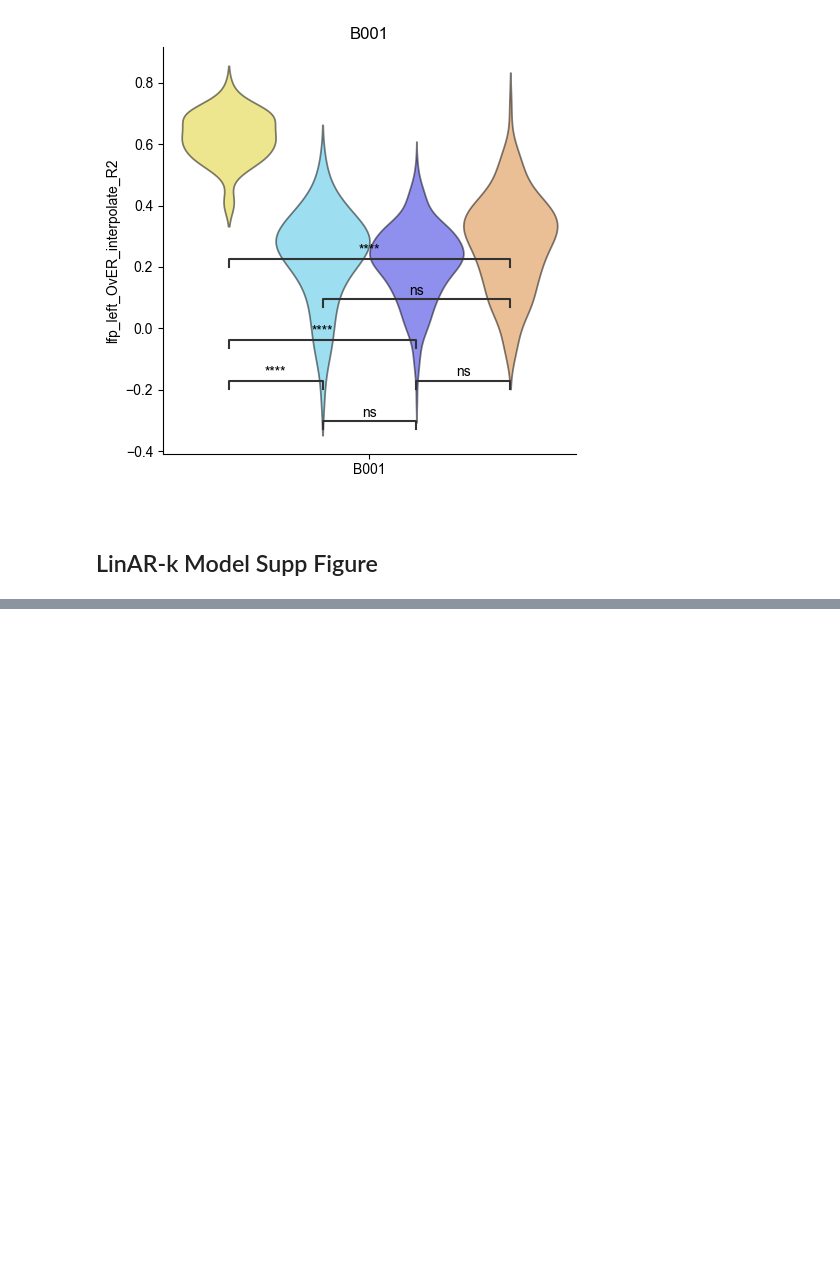
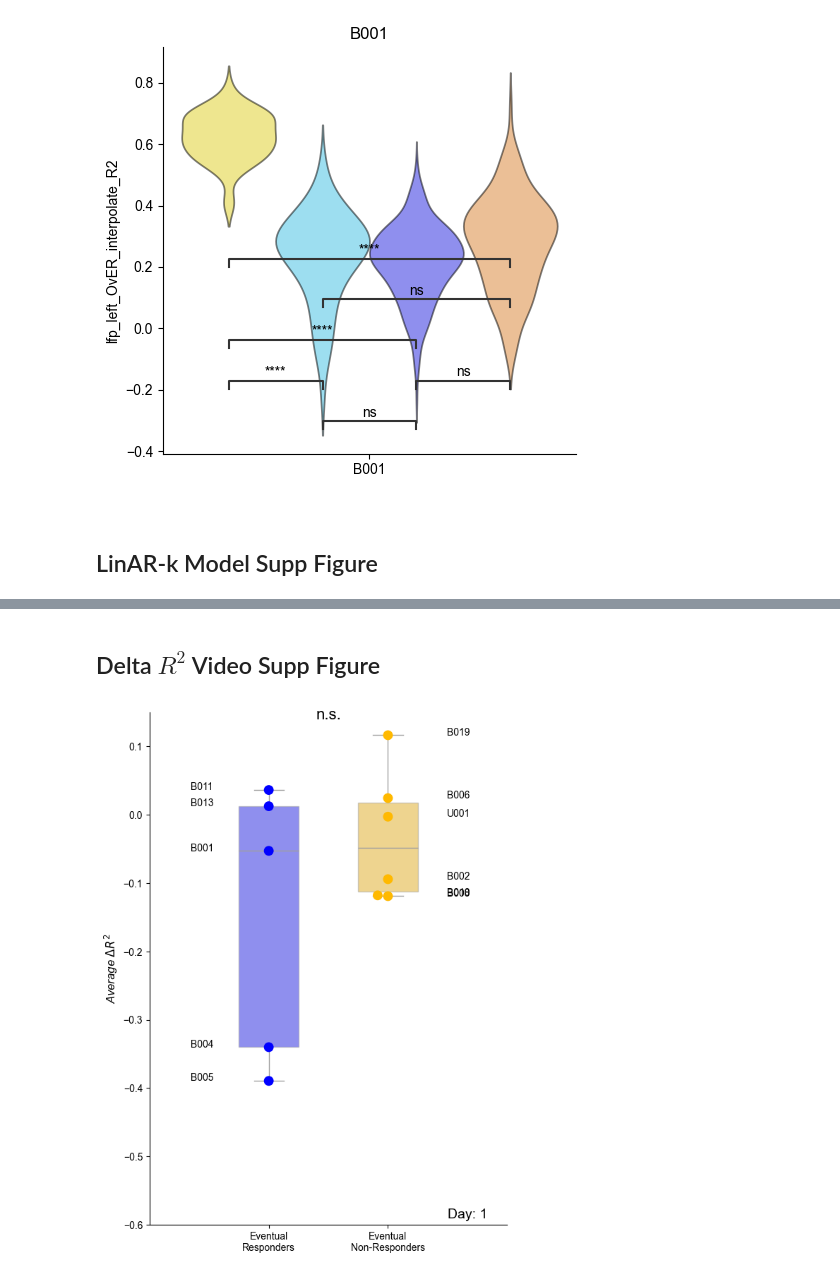
Before and after one commit to ProvenzaLab/PerceptPredictability, a Jupyter notebook: supplemental.ipynb, the cells around one changed output, grey strips where cells are left out. Drawn from its saved outputs; the diff is of its cells as text; code cells hidden in the pictures; blank space fills up the shorter version.

```diff
--- a/supplemental.ipynb
+++ b/supplemental.ipynb
@@ -730,0 +581,58 @@ ark_df.head(5)
+# %% [markdown]
+## Delta $R^2$ Video Supp Figure
+# %%
+import matplotlib.animation as animation
+import imageio_ffmpeg
+plt.rcParams['animation.ffmpeg_path'] = imageio_ffmpeg.get_ffmpeg_exe() # Must have ffmpeg installed locally
+
+text_font = 16
+feature = 'delta_lfp_left_OvER_interpolate_R2'
+
+def label_plot(day_df, sw, ax):
+    for i, row in day_df.iterrows():
+        if row['response_status'] == 'Responder':
+            sw.annotate(row['pt_id'], (0, row['avg_delta_r2']),
+                        textcoords="offset points", xytext=(-80,0), ha='left')
+        else:
+            sw.annotate(row['pt_id'], (1, row['avg_delta_r2']),
+                        textcoords="offset points", xytext=(60,0), ha='left')
+
+fig, ax = plt.subplots(figsize=(6, 8))
+
+def animate(day):
+    ax.cla()
+    init_df = daily_df.query('days_since_dbs == 1 and response_status != "Unknown" and pt_id != "U003"')
+
+    avg_delta_r2 = daily_df.groupby(by='pt_id').apply(lambda g, day=day: np.nanmean(g.query('0 < days_since_dbs <= @day')[feature]))
+    init_df = init_df.merge(avg_delta_r2.rename('avg_delta_r2'), left_on='pt_id', right_index=True, how='left')
+
+    bp = sns.boxplot(data=init_df, x='response_status', y='avg_delta_r2', palette=[COL_PAL['Responder'], COL_PAL['Non-Responder']], ax=ax, showmeans=False, width=0.5, linewidth=1, showfliers=False, fill=True, boxprops=dict(alpha=0.5), linecolor='#a0a0a0')
+    sw = sns.swarmplot(data=init_df, x='response_status', y='avg_delta_r2', palette=[COL_PAL['Responder'], COL_PAL['Non-Responder']], ax=ax, edgecolor='#4c4c4c', alpha=1, s=10)
+    label_plot(init_df, sw, ax)
+
+    t, p = stats.ttest_ind(init_df[init_df['response_status'] == 'Responder']['avg_delta_r2'].dropna(), init_df[init_df['response_status'] == 'Non-Responder']['avg_delta_r2'].dropna(), equal_var=False)
+    sig_text = get_asterisk_str(p)
+
+
+    sig = ax.text(0.5, 0.15 - 0.01, sig_text, fontsize=text_font,
+                  fontstyle='italic' if sig_text == "ns" else 'normal', ha='center')
+    day_label = ax.text(1.5, -0.6 + 0.01, f'Day: {day}', fontsize=14)
+
+    ax.set_xlabel('')
+    ax.set_ylabel(r'Average $\Delta R^2$', fontsize=12, fontstyle='italic')
+    ax.set_ylim(-0.6, 0.15)
+    ax.set_xticklabels(['Eventual\nResponders', 'Eventual\nNon-Responders'])
+    ax.tick_params(axis='x')
+    ax.spines['top'].set_visible(False)
+    ax.spines['right'].set_visible(False)
+    ax.margins(x=0.5)
+
+    fig.tight_layout(pad=1)
+    return bp, sw, sig, day_label
+
+ani = animation.FuncAnimation(fig, animate, frames=np.arange(1, 501, step=1), interval=1, blit=False, repeat=True)
+
+FFwriter = animation.FFMpegWriter(fps=3)
+ani.save("figures/r2_over_time.mp4", writer=FFwriter)
+# %% [output]
+[figure, added]
```
Also changed, not shown: parts of 7 cells of this notebook, 4 other files.
